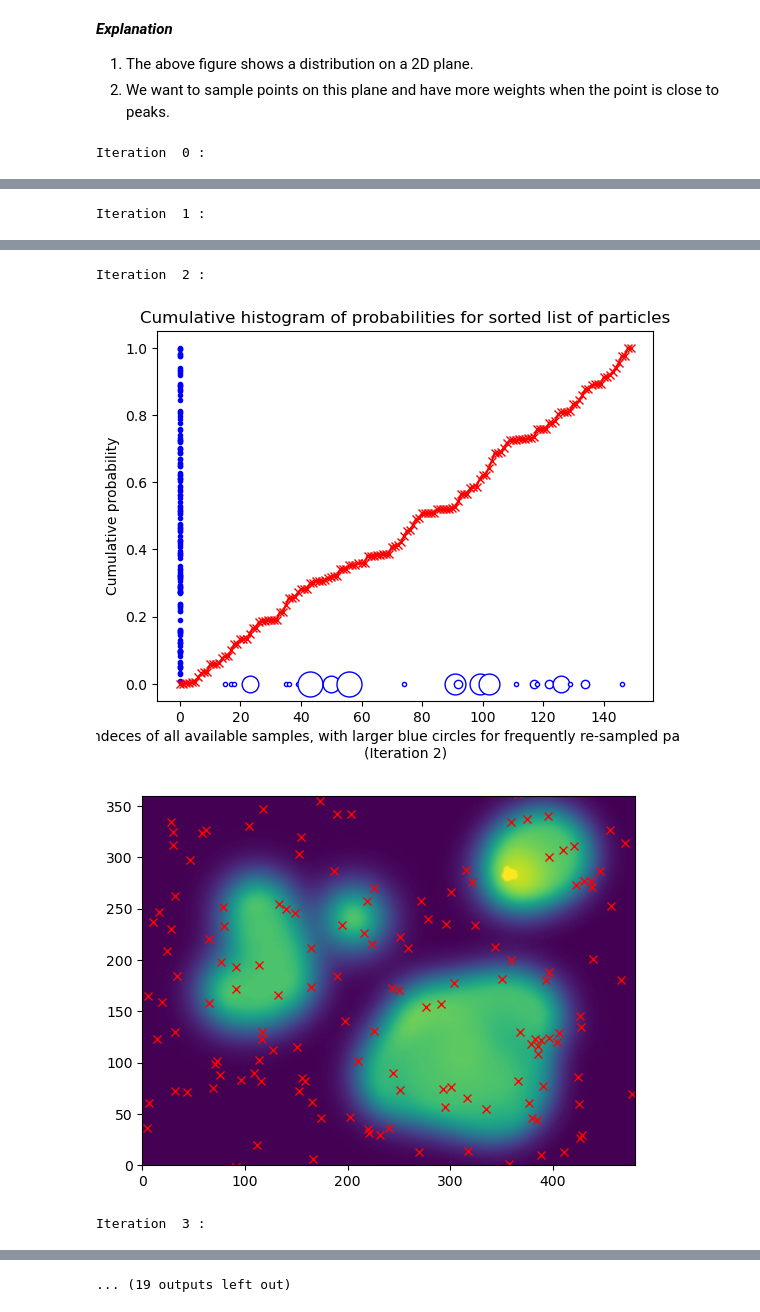
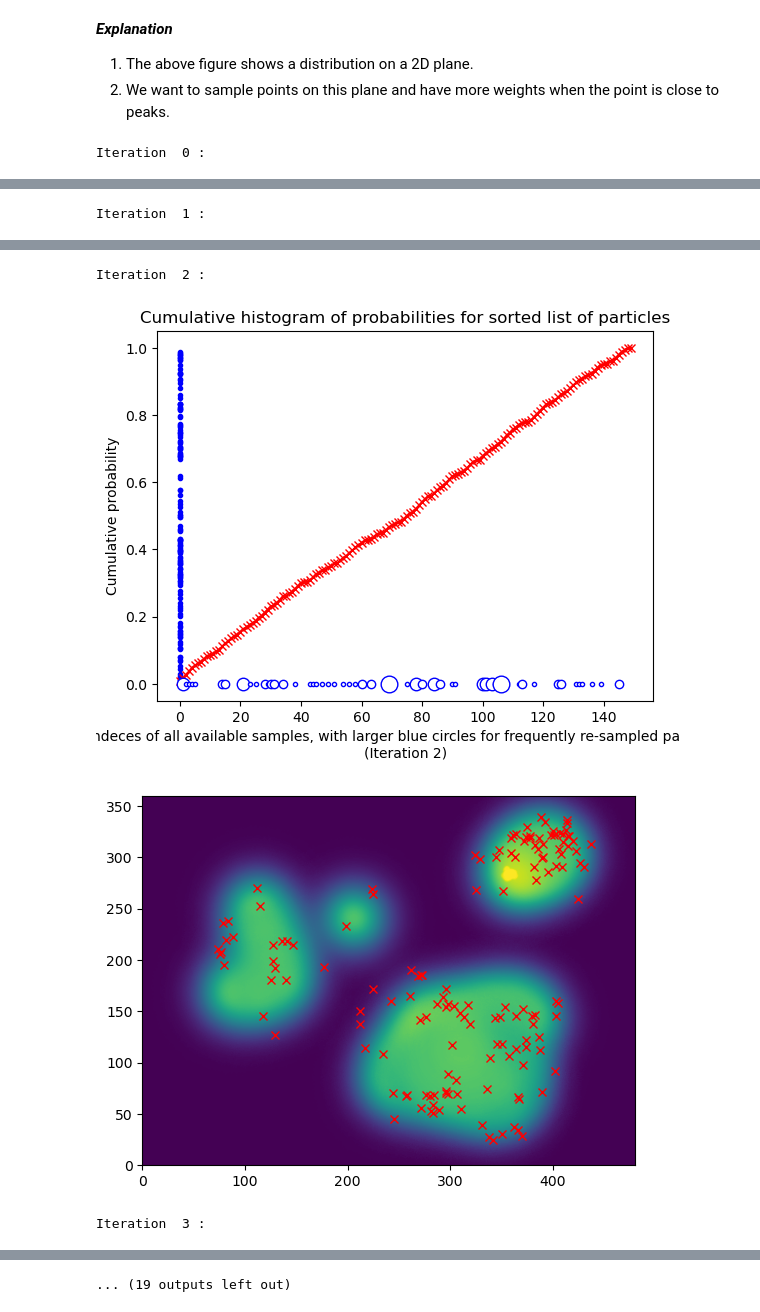
Before and after one commit to Kim-Xerxes/Machine-Vision-Lab, a Jupyter notebook: CW2/labA.ipynb, the cells around one changed output, grey strips where cells are left out. Drawn from its saved outputs; the diff is of its cells as text; code cells hidden in the pictures.

```diff
--- a/CW2/labA.ipynb
+++ b/CW2/labA.ipynb
@@ -99,7 +99,7 @@ for iTime in range(10):
         # TO DO (c): Incorporate some noise, e.g. Gaussian noise with std 10,
         # into the current location (particles_old), to give a Brownian
         # motion model.
-        particles_new[particleNum, :] =  particles_old[particleNum, :] + np.random.normal(0, 10, 2) # replace this
+        particles_new[particleNum, :] =  particles_old[samples_to_propagate[particleNum], :] + np.random.normal(0, 10, 2) # replace this
         # hint: you need to change the above line, not just add to it
 
     measurementsComprehensive = img[:,:,2]
@@ -168,4 +168,4 @@ Iteration  1 :
 Iteration  2 :
-[figure, old version]
+[figure, new version]
-[figure, old version]
+[figure, new version]
 Iteration  3 :
```
Also changed, not shown: parts of 2 cells of this notebook, 2 other files.
